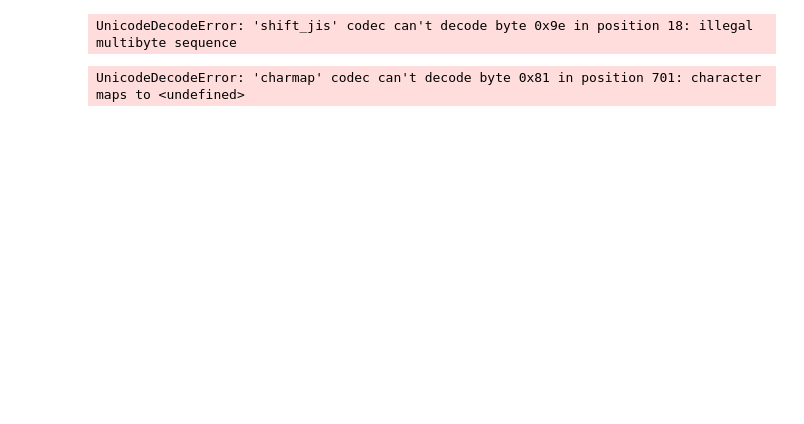
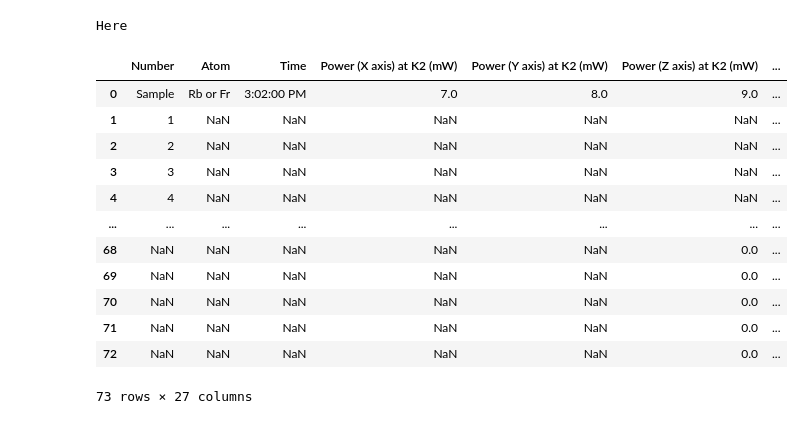
Before and after one commit to romanwixinger/data-engineering-utokyo, a Jupyter notebook: notebooks/result_exploration.ipynb, the cells around one changed output. Drawn from its saved outputs; the diff is of its cells as text; code cells hidden in the pictures; blank space fills up the shorter version.

```diff
--- a/notebooks/result_exploration.ipynb
+++ b/notebooks/result_exploration.ipynb
@@ -51,4 +76,18 @@ parameter_recorder = Recorder(filepath=parameter_path, has_metadata=False, encod
 # %%
-parameter_recorder.get_table()
+parameter_df = parameter_recorder.get_table()
+parameter_df
 # %% [output]
-UnicodeDecodeError: 'shift_jis' codec can't decode byte 0x9e in position 18: illegal multibyte sequence
+Here
+|  | Number | Atom | Time | Power (X axis) at K2 (mW) | Power (Y axis) at K2 (mW) | Power (Z axis) at K2 (mW) | ... |
+| 0 | Sample | Rb or Fr | 3:02:00 PM | 7.0 | 8.0 | 9.0 | ... |
+| 1 | 1 | NaN | NaN | NaN | NaN | NaN | ... |
+| 2 | 2 | NaN | NaN | NaN | NaN | NaN | ... |
+| 3 | 3 | NaN | NaN | NaN | NaN | NaN | ... |
+| 4 | 4 | NaN | NaN | NaN | NaN | NaN | ... |
+| ... | ... | ... | ... | ... | ... | ... | ... |
+| 68 | NaN | NaN | NaN | NaN | NaN | 0.0 | ... |
+| 69 | NaN | NaN | NaN | NaN | NaN | 0.0 | ... |
+| 70 | NaN | NaN | NaN | NaN | NaN | 0.0 | ... |
+| 71 | NaN | NaN | NaN | NaN | NaN | 0.0 | ... |
+| 72 | NaN | NaN | NaN | NaN | NaN | 0.0 | ... |
+73 rows × 27 columns
@@ -57,6 +199,2 @@ import chardet
 # %%
-with open(parameter_path, 'r') as file:
-    data = file.read()
-    the_encoding = chardet.detect(data)['encoding']
+cycle_recorder = CycleRecorder(image_recorder, ssd_recorder, parameter_recorder)
-# %% [output]
-UnicodeDecodeError: 'charmap' codec can't decode byte 0x81 in position 701: character maps to <undefined>
```
Also changed, not shown: parts of 14 cells of this notebook, 3 other files.
